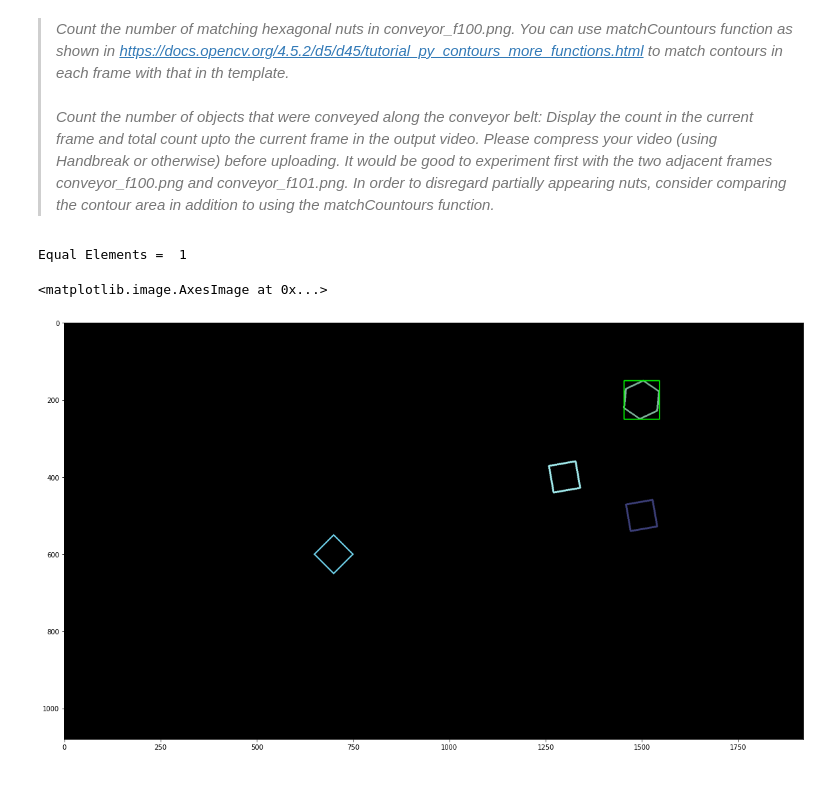
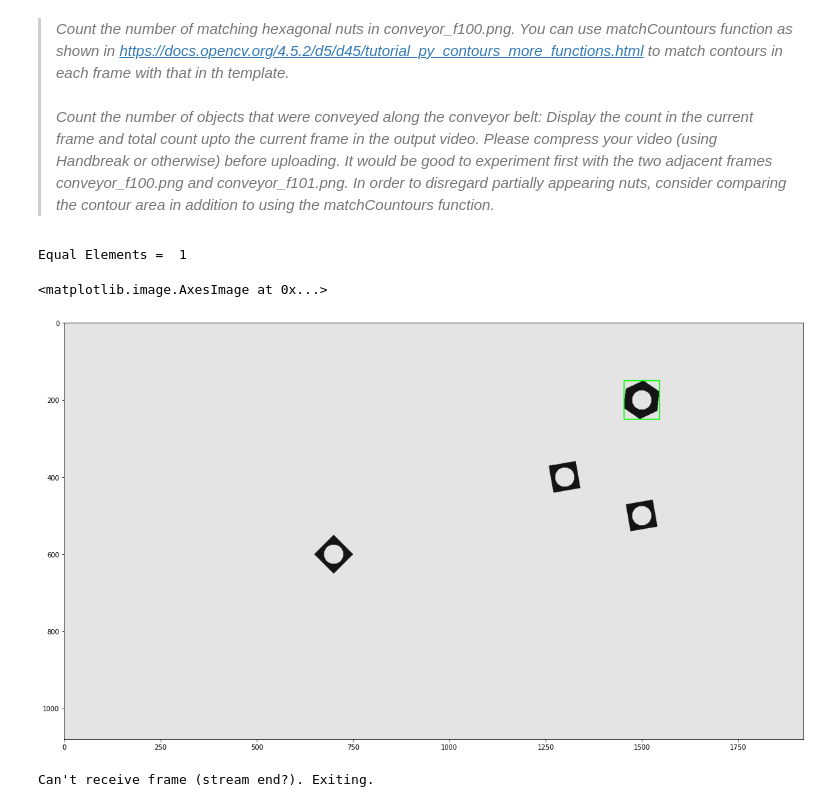
Before and after one commit to KavinduWeerasinghe/Assignment-3, a Jupyter notebook: Assignment 3.ipynb, the cells around one changed output. Drawn from its saved outputs; the diff is of its cells as text; code cells hidden in the pictures.

```diff
--- a/Assignment 3.ipynb
+++ b/Assignment 3.ipynb
@@ -168,18 +168,20 @@ Can't receive frame (stream end?). Exiting.
 >*Count the number of matching hexagonal nuts in conveyor_f100.png. You can use matchCountours function as shown in https://docs.opencv.org/4.5.2/d5/d45/tutorial_py_contours_more_functions.html to match contours in each frame with that in th template.<br><br>Count the number of objects that were conveyed along the conveyor belt: Display the count in the current frame and total count upto the current frame in the output video. Please compress your video (using Handbreak or otherwise) before uploading. It would be good to experiment first with the two adjacent frames conveyor_f100.png and conveyor_f101.png. In order to disregard partially appearing nuts, consider comparing the contour area in addition to using the matchCountours function.*
 # %%
 Base_Ctr=Contours[0][0]
+conveyor_f100 =  cv.cvtColor(conveyor_f100,cv.COLOR_GRAY2BGR)
+
 Count=0
 for i in Contours[2]:
     ret = cv.matchShapes(Base_Ctr,i,1,0.0)
     if ret<0.001:
         Count+=1
         x,y,w,h = cv.boundingRect(i)
-        cv.rectangle(Blanks[2],(x,y),(x+w,y+h),(0,255,0),2)
+        cv.rectangle(conveyor_f100,(x,y),(x+w,y+h),(0,255,0),2)
 print("Equal Elements = ",Count)
 
 fig, ax = plt. subplots(figsize = (20,20))
-ax.imshow(cv.cvtColor(Blanks[2], cv.COLOR_BGR2RGB))
+ax.imshow(cv.cvtColor(conveyor_f100, cv.COLOR_BGR2RGB))
 # %% [output]
 Equal Elements =  1
 <matplotlib.image.AxesImage at 0x...>
-[figure, old version]
+[figure, new version]
@@ -207,0 +188,66 @@ cv.destroyAllWindows()
+# %%
+# Yor code here.
+def Count_Ctr(frame):
+    global Base_Ctr
+    frame_gr =  cv.cvtColor(frame,cv.COLOR_RGB2GRAY)
+    ret,th = cv.threshold(frame_gr,0,255,cv.THRESH_BINARY_INV+cv.THRESH_OTSU)
+    kernel=np.ones((3,3),np.uint8)
+    closing = cv.morphologyEx(th, cv.MORPH_CLOSE, kernel)
+    contours, hierarchy = cv.findContours(closing, cv.RETR_EXTERNAL, cv.CHAIN_APPROX_NONE)
+    Count=0
+    for i in contours:
+        ret = cv.matchShapes(Base_Ctr,i,1,0.0)
+        if ret<0.001:
+            Count+=1
+            x,y,w,h = cv.boundingRect(i)
+            cv.rectangle(frame,(x,y),(x+w,y+h),(0,255,0),2)
+    return (Count,frame)
+
+cv.namedWindow('Conveyor', cv.WINDOW_NORMAL)
+cap = cv.VideoCapture('Sources/conveyor.mp4')
+f = 0
+frame_array = []
+Running_Sum={"Prev":0,"Total":0}
+while cap.isOpened():
+    ret, frame = cap.read()
+    if not ret:
+        print("Can't receive frame (stream end?). Exiting.")
+        break
+
+    f += 1
+    text = 'Frame:' + str(f)
+    Count,frame=Count_Ctr(frame)
+    cv.putText(frame,text , (100, 100), cv.FONT_HERSHEY_COMPLEX, 1, (0,250,0), 1, cv.LINE_AA)
+    text = 'Current Contours:' + str(Count)
+    cv.putText(frame,text , (100, 130), cv.FONT_HERSHEY_COMPLEX, 1, (250,0,0), 1, cv.LINE_AA)
+    if Running_Sum["Prev"]==Count:
+        Total=Running_Sum["Total"]
+    else:
+        added_val=max(Count-Running_Sum["Prev"],0)
+        Running_Sum["Total"]+=added_val
+    Total=Running_Sum["Total"]
+    Running_Sum["Prev"]=Count
+    text = 'Total Contours:' + str(Total)
+    cv.putText(frame,text , (100, 160), cv.FONT_HERSHEY_COMPLEX, 1, (0,0,250), 1, cv.LINE_AA)
+    cv.imshow('Conveyor', frame)
+    if cv.waitKey(1) == ord('q'):
+        break
+    frame_array.append(frame)
+# Writing the video
+cap.release()
+cv.destroyAllWindows()
+
+shape = (1080, 1920, 3)
+
+out = cv.VideoWriter('./conveyor_result_indexno.mp4',cv.VideoWriter_fourcc(*'h264'), 30, (shape[1], shape[0]))
+
+for i in range(len(frame_array)):
+    cv.imshow('Frame', frame_array[i])
+    if cv.waitKey(1) == ord('q'):
+        break
+    out.write(frame_array[i])
+
+out.release()
+cv.destroyAllWindows()
+# %% [output]
+Can't receive frame (stream end?). Exiting.
```
Also changed, not shown: parts of 2 cells of this notebook, 1 other file.
